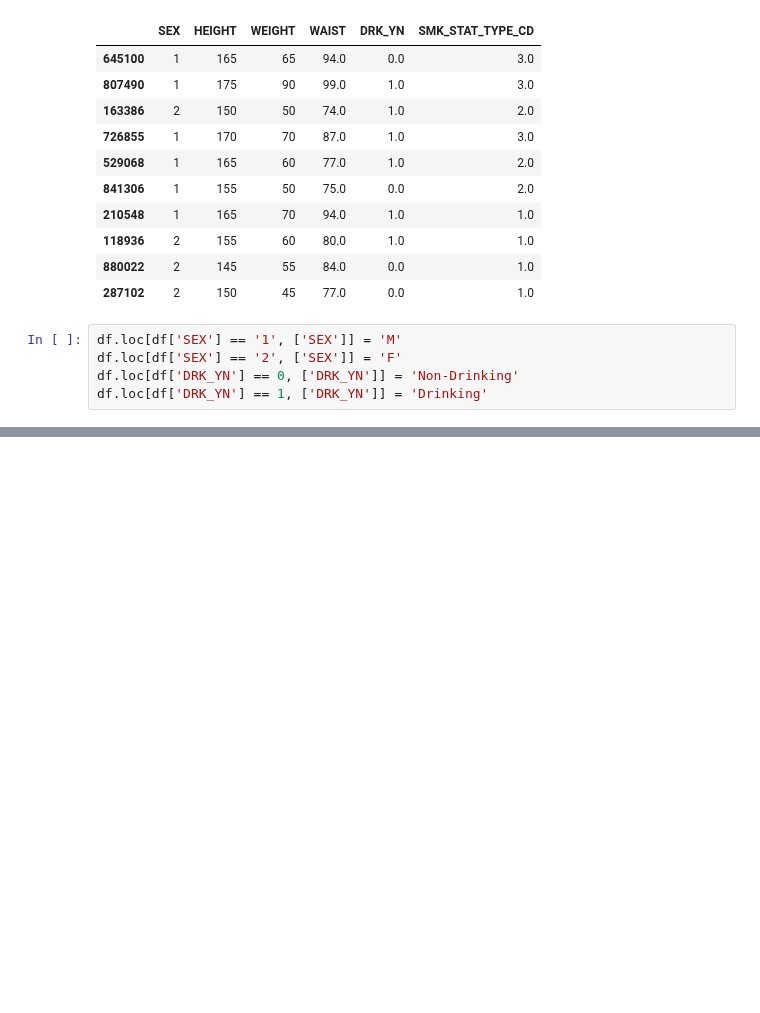
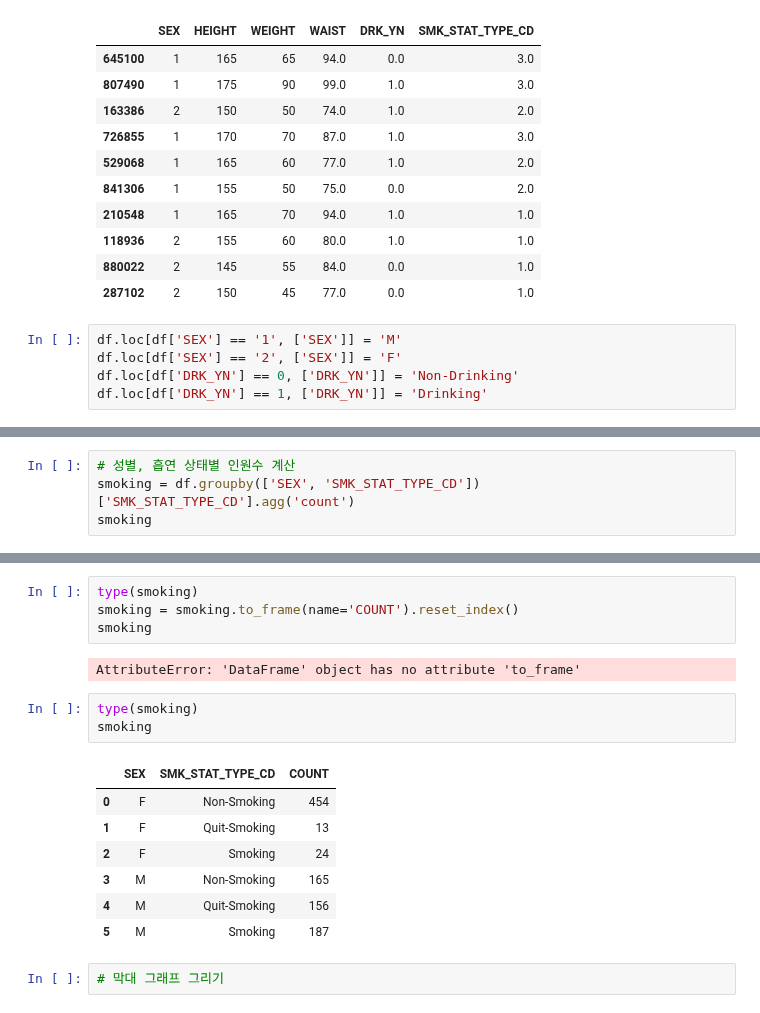
Before and after one commit to layla-focalors/AColab_Github_data_processing, a Jupyter notebook: HealthCare_Anayize.ipynb, the cells around one changed output, grey strips where cells are left out. Saved outputs shown, nothing was run; the diff lists cells and outputs as text; blank space fills up the shorter version.

```diff
--- a/HealthCare_Anayize.ipynb
+++ b/HealthCare_Anayize.ipynb
@@ -514,0 +544,4 @@ df
+# %%
+# 성별, 흡연 상태별 인원수 계산
+smoking = df.groupby(['SEX', 'SMK_STAT_TYPE_CD'])['SMK_STAT_TYPE_CD'].agg('count')
+smoking
@@ -514,0 +557,19 @@ df
+# %%
+type(smoking)
+smoking = smoking.to_frame(name='COUNT').reset_index()
+smoking
+# %% [output]
+AttributeError: 'DataFrame' object has no attribute 'to_frame'
+# %%
+type(smoking)
+smoking
+# %% [output]
+|  | SEX | SMK_STAT_TYPE_CD | COUNT |
+| 0 | F | Non-Smoking | 454 |
+| 1 | F | Quit-Smoking | 13 |
+| 2 | F | Smoking | 24 |
+| 3 | M | Non-Smoking | 165 |
+| 4 | M | Quit-Smoking | 156 |
+| 5 | M | Smoking | 187 |
+# %%
+# 막대 그래프 그리기
```
Also changed, not shown: parts of 7 cells of this notebook.
